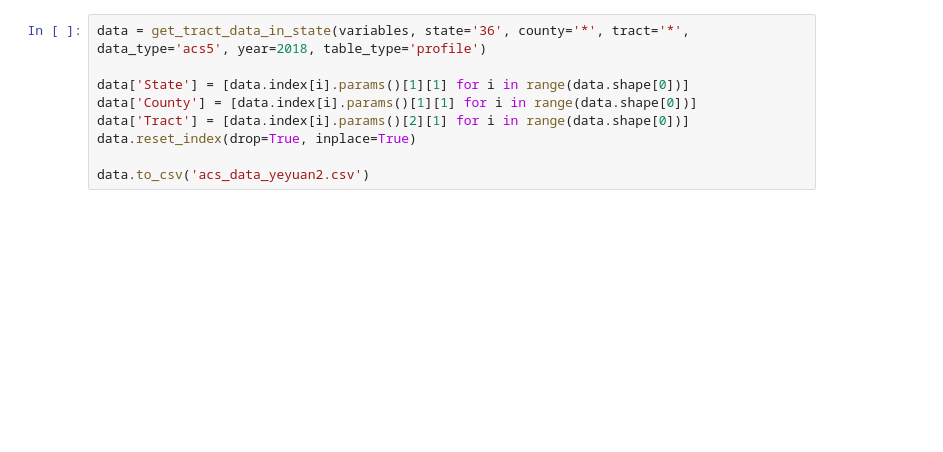
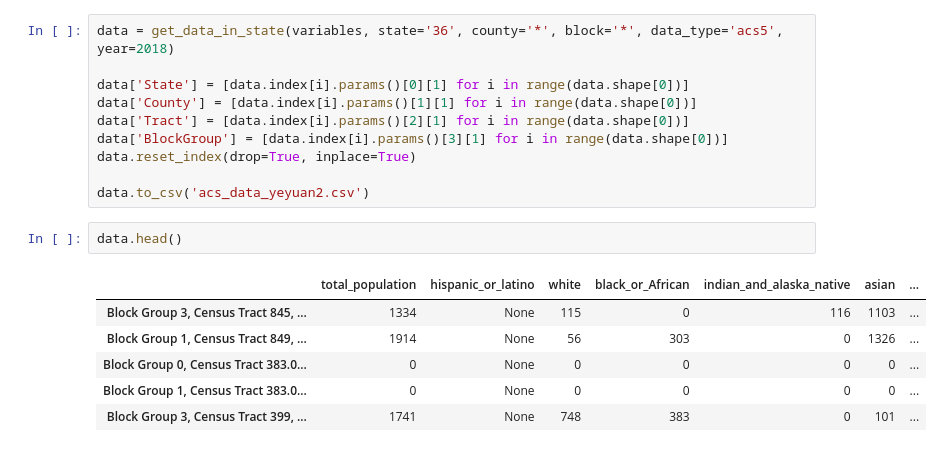
Before and after one commit to yeyuan0/data_analysis_data_etl, a Jupyter notebook: acs_etl.ipynb, the cells around one changed output. Cells and saved outputs as stored; diff of their text form; blank space fills up the shorter version.

Commit message:
Use block data instead

```diff
--- a/acs_etl.ipynb
+++ b/acs_etl.ipynb
@@ -42,9 +56,19 @@ variables = {'DP05_0070E': 'Estimate!!HISPANIC OR LATINO AND RACE!!Total populat
 # %%
-data = get_tract_data_in_state(variables, state='36', county='*', tract='*', data_type='acs5', year=2018, table_type='profile')
+data = get_data_in_state(variables, state='36', county='*', block='*', data_type='acs5', year=2018)
 
-data['State'] = [data.index[i].params()[1][1] for i in range(data.shape[0])]
+data['State'] = [data.index[i].params()[0][1] for i in range(data.shape[0])]
 data['County'] = [data.index[i].params()[1][1] for i in range(data.shape[0])]
 data['Tract'] = [data.index[i].params()[2][1] for i in range(data.shape[0])]
+data['BlockGroup'] = [data.index[i].params()[3][1] for i in range(data.shape[0])]
 data.reset_index(drop=True, inplace=True)
 
 data.to_csv('acs_data_yeyuan2.csv')
+# %%
+data.head()
+# %% [output]
+|  | total_population | hispanic_or_latino | white | black_or_African | indian_and_alaska_native | asian | ... |
+| Block Group 3, Census Tract 845, ... | 1334 | None | 115 | 0 | 116 | 1103 | ... |
+| Block Group 1, Census Tract 849, ... | 1914 | None | 56 | 303 | 0 | 1326 | ... |
+| Block Group 0, Census Tract 383.0... | 0 | None | 0 | 0 | 0 | 0 | ... |
+| Block Group 1, Census Tract 383.0... | 0 | None | 0 | 0 | 0 | 0 | ... |
+| Block Group 3, Census Tract 399, ... | 1741 | None | 748 | 383 | 0 | 101 | ... |
```
Also changed, not shown: parts of 5 cells of this notebook, 1 other file.
